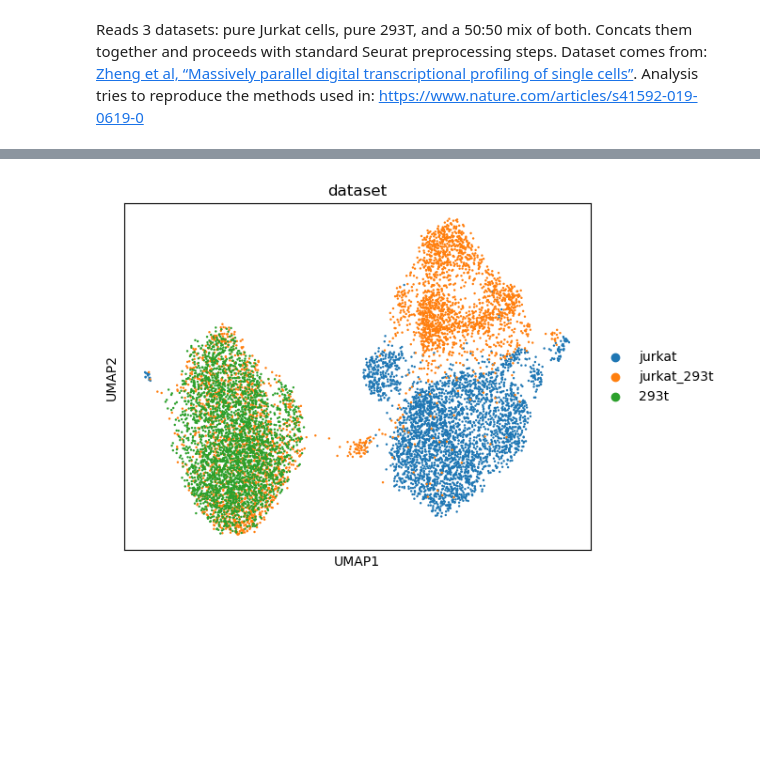
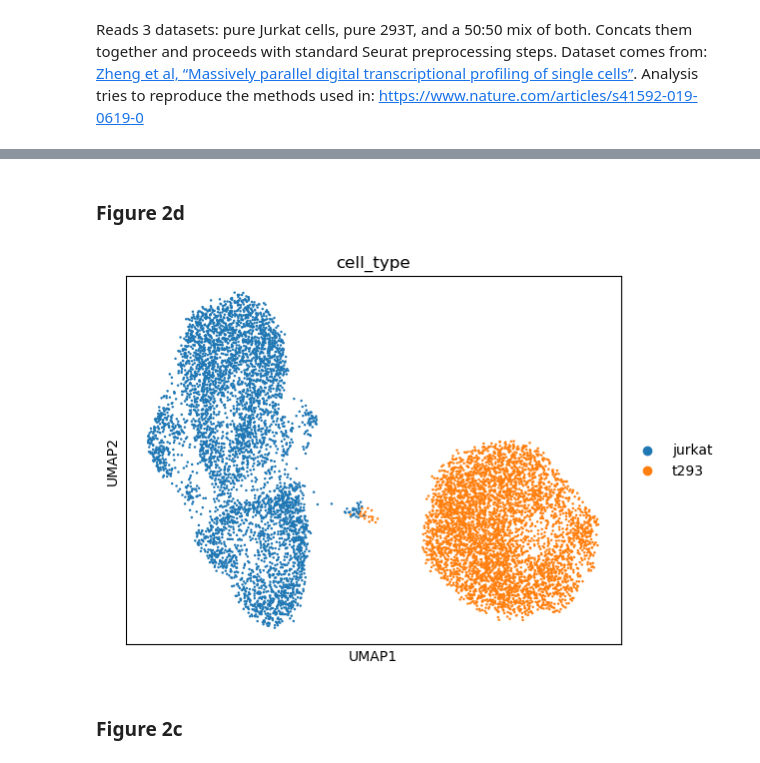
Before and after one commit to annkamsk/mvae, a Jupyter notebook: VAE_with_LISI_benchmark_Jurkat_293T.ipynb, the cells around one changed output, grey strips where cells are left out. Cells and saved outputs as stored; diff of their text form; code cells hidden in the pictures; blank space fills up the shorter version.

Commit message:
Finished benchmark with Jurkat

```diff
--- a/VAE_with_LISI_benchmark_Jurkat_293T.ipynb
+++ b/VAE_with_LISI_benchmark_Jurkat_293T.ipynb
@@ -45,3 +67,4 @@ sc.pp.calculate_qc_metrics(adata, qc_vars=['mt'], percent_top=None, log1p=False,
 # %%
-sc.pl.violin(adata, ['n_genes_by_counts', 'total_counts', 'pct_counts_mt'],
-             jitter=0.4, multi_panel=True)
+jurkat = jurkat[jurkat.obs.pct_counts_mt < 20, :]
+half = half[half.obs.pct_counts_mt < 20, :]
+t293 = t293[t293.obs.pct_counts_mt < 20, :]
@@ -51,0 +71,8 @@ adata = adata[adata.obs.pct_counts_mt <= 20, :]
+# %%
+adatas = {
+    "jurkat": jurkat,
+    "half": half,
+    "293t": t293
+}
+adata = ad.concat(adatas, label="dataset")
+adata
@@ -51,0 +82,4 @@ adata = adata[adata.obs.pct_counts_mt <= 20, :]
+# %%
+adata.obs.loc[metadata.cell_id, "cell_type"] = metadata.cell_type.to_numpy().astype(str)
+# %%
+adata = adata[~adata.obs.cell_type.isna()]
@@ -101,7 +129,11 @@ sc.pl.pca(adata, color='CST3')
 sc.pp.neighbors(adata, n_neighbors=10, n_pcs=40)
 # %%
 sc.tl.umap(adata)
+# %% [markdown]
+### Figure 2d
 # %%
-sc.pl.umap(adata, color=['dataset'])
+sc.pl.umap(adata, color=['cell_type'])
 # %% [output]
-[figure, old version]
+[figure, new version]
+# %% [markdown]
+### Figure 2c
```
Also changed, not shown: parts of 50 cells of this notebook, 16 other files.
